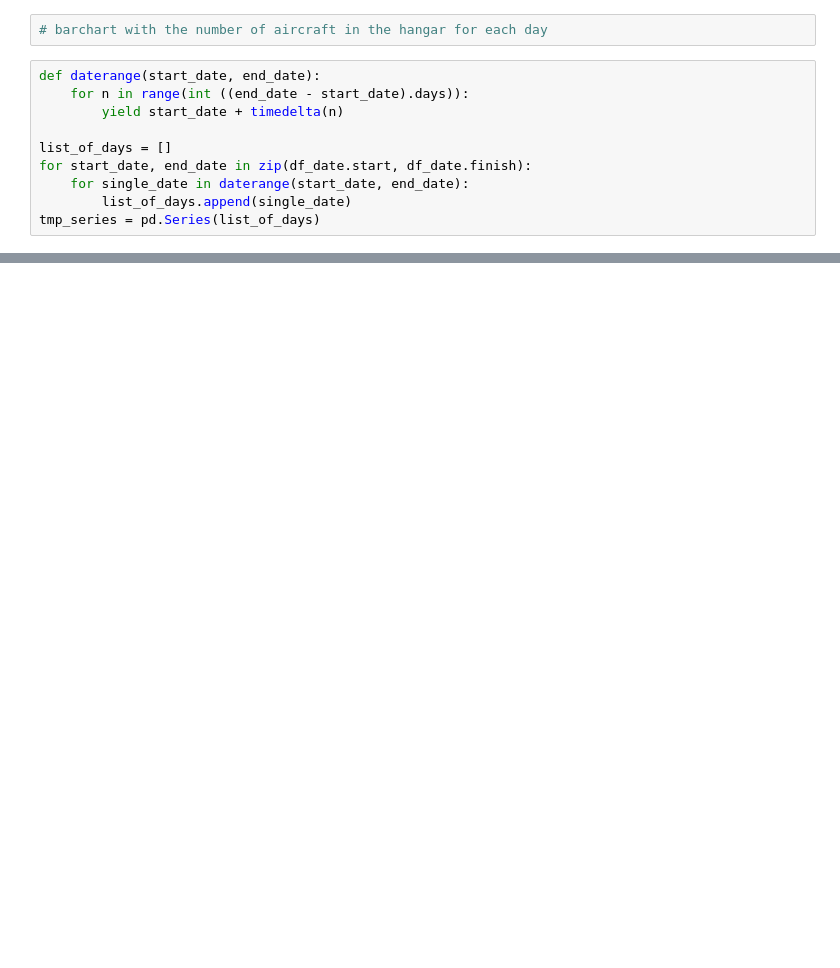
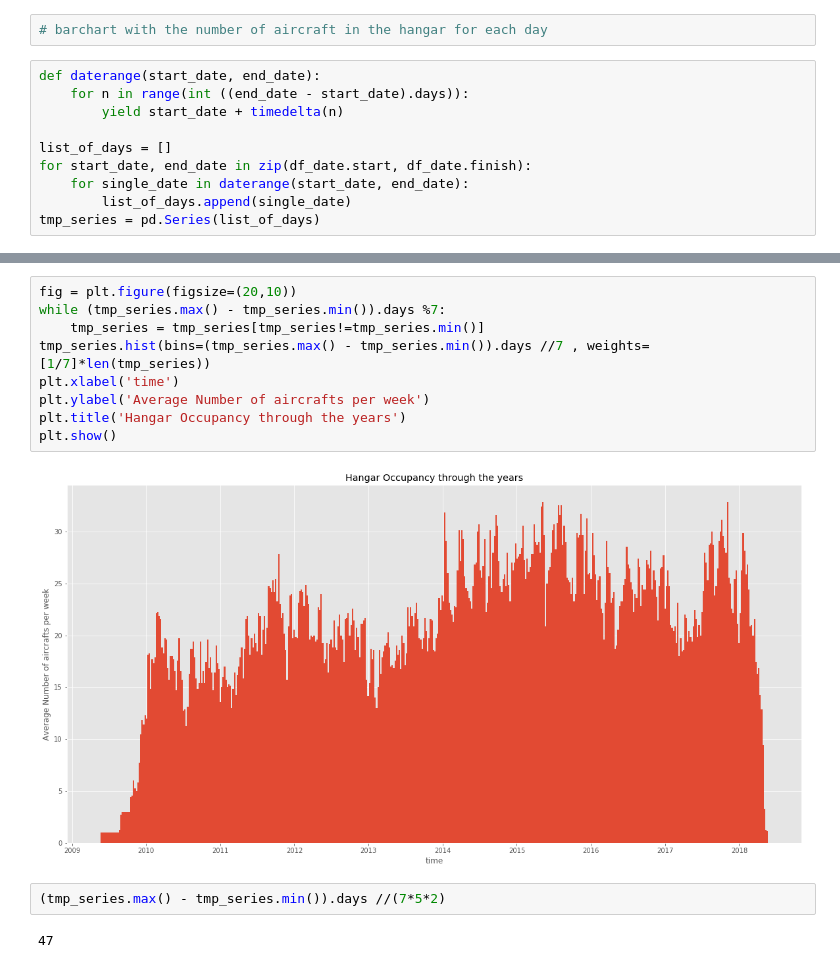
Before and after one commit to JackSun0212/df_pricing, a Jupyter notebook: time_analysis.ipynb, the cells around one changed output, grey strips where cells are left out. Saved outputs shown, nothing was run; the diff lists cells and outputs as text; blank space fills up the shorter version.

```diff
--- a/time_analysis.ipynb
+++ b/time_analysis.ipynb
@@ -91,0 +162,15 @@ plt.show()
+# %%
+fig = plt.figure(figsize=(20,10))
+while (tmp_series.max() - tmp_series.min()).days %7:
+    tmp_series = tmp_series[tmp_series!=tmp_series.min()]
+tmp_series.hist(bins=(tmp_series.max() - tmp_series.min()).days //7 , weights=[1/7]*len(tmp_series))
+plt.xlabel('time')
+plt.ylabel('Average Number of aircrafts per week')
+plt.title('Hangar Occupancy through the years')
+plt.show()
+# %% [output]
+[figure, added]
+# %%
+(tmp_series.max() - tmp_series.min()).days //(7*5*2)
+# %% [output]
+47
```
Also changed, not shown: parts of 20 cells of this notebook, 10 other files.
